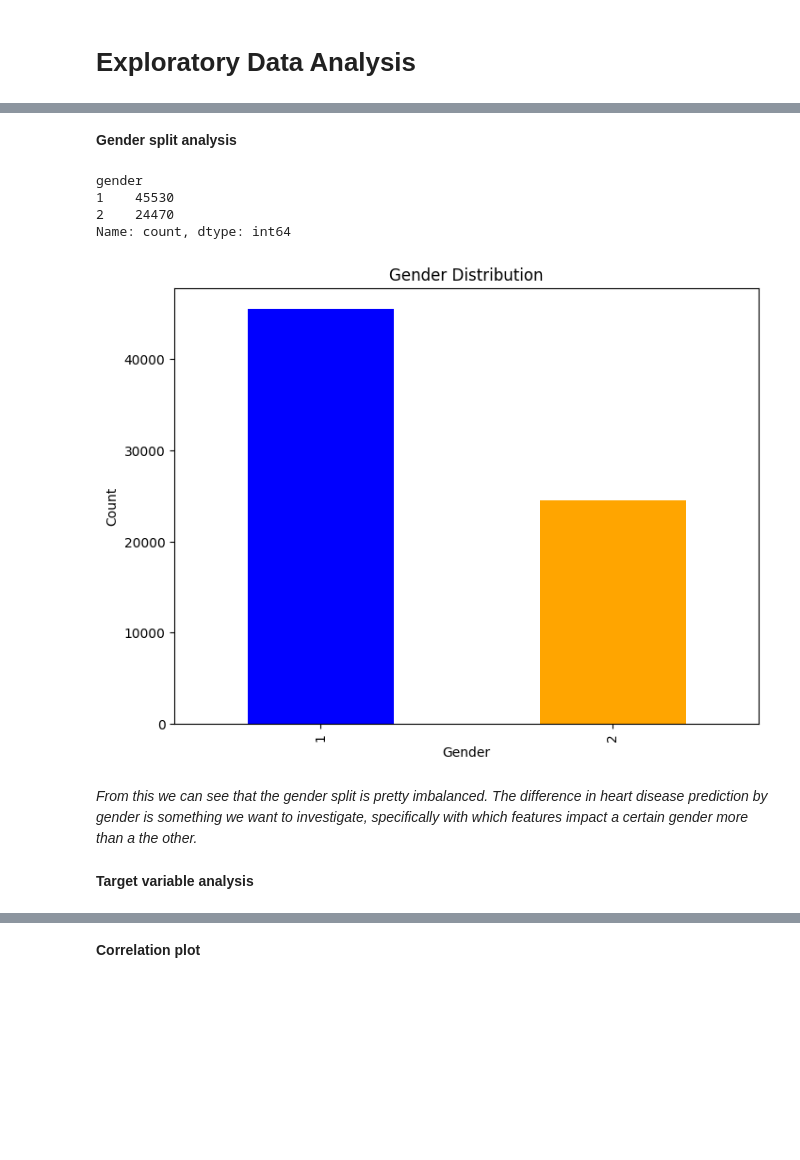
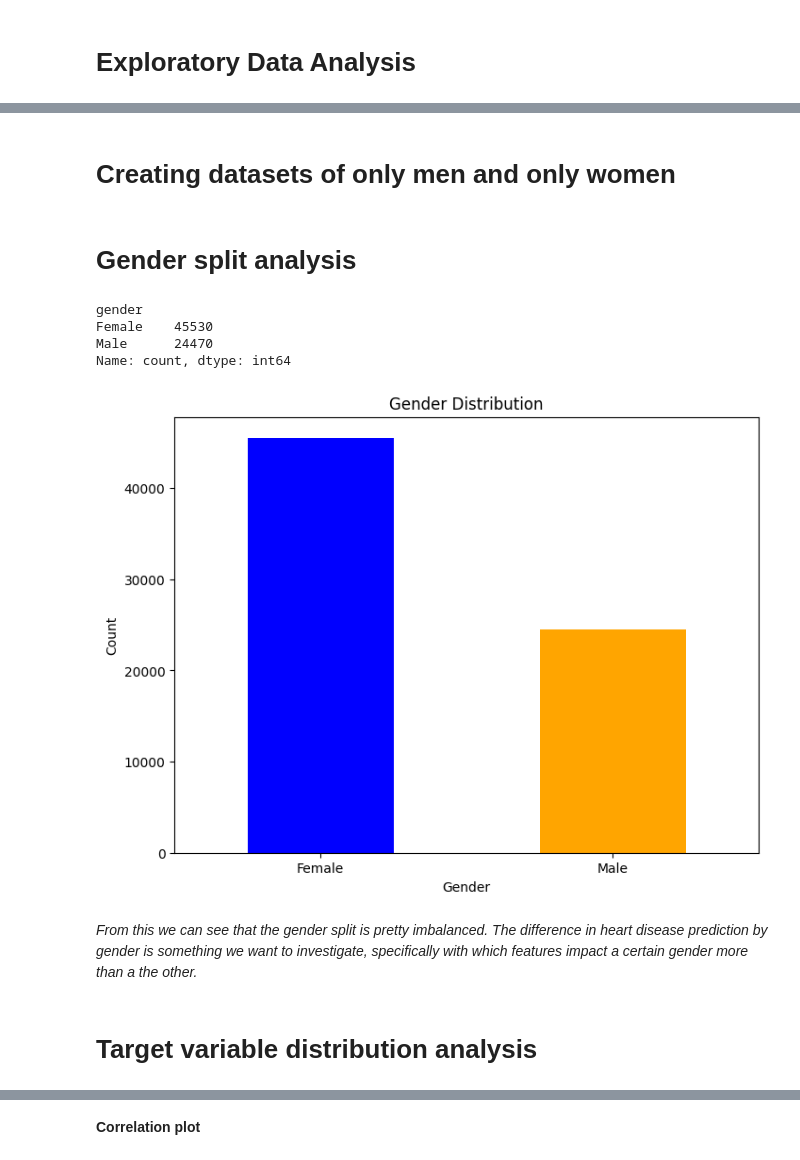
Before and after one commit to bradymiller2310/DS340_Project, a Jupyter notebook: Ensemble CNN.ipynb, the cells around one changed output, grey strips where cells are left out. Cells and saved outputs as stored; diff of their text form; code cells hidden in the pictures; blank space fills up the shorter version.

```diff
--- a/Ensemble CNN.ipynb
+++ b/Ensemble CNN.ipynb
@@ -45,10 +47,12 @@ df.head(10)
 # %%
-# renaming some columns
-df = df.rename(columns={'ap_hi': 'sys_bp', 'ap_lo': 'dys_bp'})
+# renaming some columns to reflect more understandable names
+df = df.rename(columns={'ap_hi': 'sys_bp', 'ap_lo': 'dia_bp'})
 
+# dropping the 'id' column as it doesn't provide any value
+df = df.drop(columns=['id'])
 
 # making age variable from days to years
-df['age'] = df['age'].apply(lambda x: round(x/365, 3))
+df['age'] = df['age'].apply(lambda x: round(x/365,3))
 # %%
 df.head(10)
 # %% [output]
@@ -73,0 +108,3 @@ df_women = df[df['gender'] == 1]
+# %%
+# getting rid of outliers from the original data frame
+df = df[(df['sys_bp'] <= 250) & (df['dia_bp'] <= 250)]
@@ -73,0 +132,3 @@ df_women = df[df['gender'] == 1]
+# %%
+# getting rid of outliers from the original data frame
+df = df[(df['sys_bp'] >= 30) & (df['dia_bp'] >= 10)]
@@ -73,0 +154,2 @@ df_women = df[df['gender'] == 1]
+# %% [markdown]
+# Creating datasets of only men and only women
@@ -74,27 +160,29 @@ df_women = df[df['gender'] == 1]
 # %% [markdown]
-**Gender split analysis**
+# Gender split analysis
 # %%
-gender_counts = df['gender'].value_counts()
+# getting gender distribution in the dataset
+gender_counts = df['gender'].map({1: 'Female', 2: 'Male'}).value_counts()
 print(gender_counts)
 
 # Plotting
 plt.figure(figsize=(8,6))
-gender_counts.plot(kind='bar', color=['blue', 'orange'])
+gender_counts.plot(kind='bar', color=['blue', 'orange'], )
 
 
 plt.title('Gender Distribution')
 plt.xlabel('Gender')
 plt.ylabel('Count')
+plt.xticks(rotation = 0)
 
 # Display the plot
 plt.show()
 # %% [output]
 gender
-1    45530
-2    24470
+Female    45530
+Male      24470
 Name: count, dtype: int64
-[figure, old version]
+[figure, new version]
 # %% [markdown]
 *From this we can see that the gender split is pretty imbalanced. The difference in heart disease prediction by gender is something we want to investigate, specifically with which features impact a certain gender more than a the other.*
 # %% [markdown]
-**Target variable analysis**
+# Target variable distribution analysis
```
Also changed, not shown: parts of 29 cells of this notebook.
